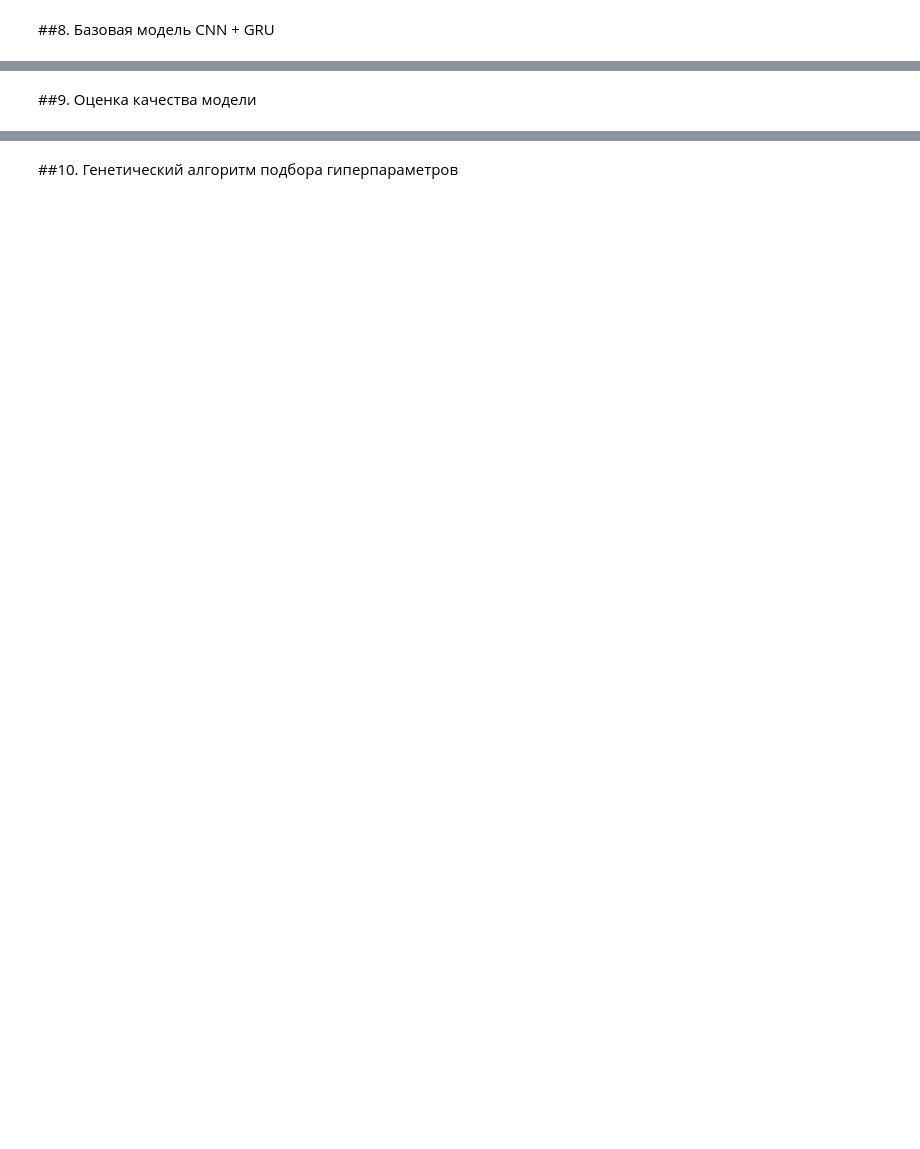
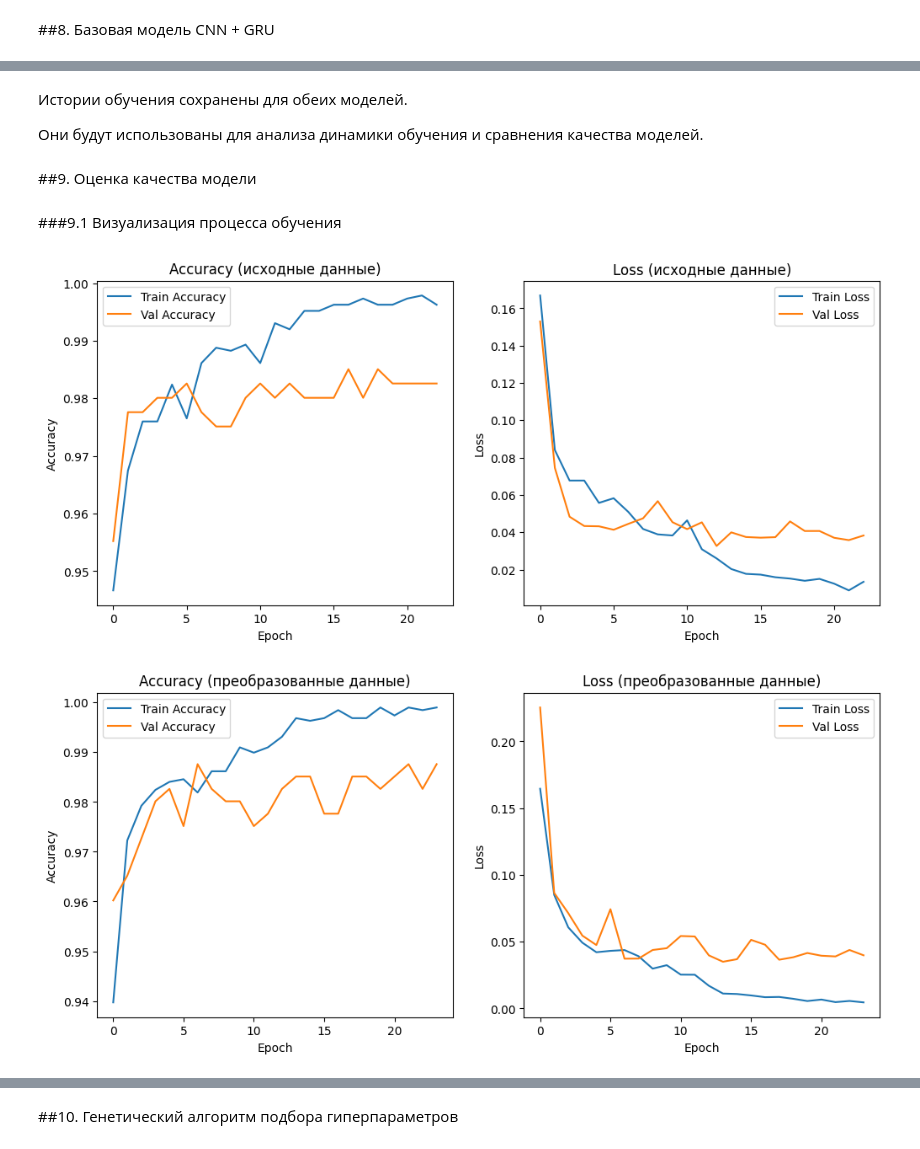
Before and after one commit to Daria-Chernykh/iad-course-project, a Jupyter notebook: courseProject.ipynb, the cells around one changed output, grey strips where cells are left out. Saved outputs shown, nothing was run; the diff lists cells and outputs as text; code cells hidden in the pictures; blank space fills up the shorter version.

```diff
--- a/courseProject.ipynb
+++ b/courseProject.ipynb
@@ -357,0 +787,10 @@ print("Размер X_unlabeled:", X_unlabeled.shape)
+# %%
+history_raw = baseline_model_raw.fit(
+    X_train_cnn,
+    y_train,
+    validation_data=(X_val_cnn, y_val),
+    epochs=50,
+    batch_size=32,
+    callbacks=[early_stopping_raw, reduce_lr_raw, checkpoint_raw],
+    verbose=1
+)
@@ -357,0 +827,10 @@ print("Размер X_unlabeled:", X_unlabeled.shape)
+# %%
+history_scaled = baseline_model_scaled.fit(
+    X_train_scaled_cnn,
+    y_train,
+    validation_data=(X_val_scaled_cnn, y_val),
+    epochs=50,
+    batch_size=32,
+    callbacks=[early_stopping_scaled, reduce_lr_scaled, checkpoint_scaled],
+    verbose=1
+)
@@ -358,2 +889,54 @@ print("Размер X_unlabeled:", X_unlabeled.shape)
+# %% [markdown]
+Истории обучения сохранены для обеих моделей.
+
+Они будут использованы для анализа динамики обучения и сравнения качества моделей.
 # %% [markdown]
 ##9. Оценка качества модели
+# %% [markdown]
+###9.1 Визуализация процесса обучения
+# %%
+# Графики для исходных данных
+plt.figure(figsize=(12,5))
+
+plt.subplot(1,2,1)
+plt.plot(history_raw.history['accuracy'], label='Train Accuracy')
+plt.plot(history_raw.history['val_accuracy'], label='Val Accuracy')
+plt.title('Accuracy (исходные данные)')
+plt.xlabel('Epoch')
+plt.ylabel('Accuracy')
+plt.legend()
+
+plt.subplot(1,2,2)
+plt.plot(history_raw.history['loss'], label='Train Loss')
+plt.plot(history_raw.history['val_loss'], label='Val Loss')
+plt.title('Loss (исходные данные)')
+plt.xlabel('Epoch')
+plt.ylabel('Loss')
+plt.legend()
+
+plt.show()
+
+
+# Графики для преобразованных данных
+plt.figure(figsize=(12,5))
+
+plt.subplot(1,2,1)
+plt.plot(history_scaled.history['accuracy'], label='Train Accuracy')
+plt.plot(history_scaled.history['val_accuracy'], label='Val Accuracy')
+plt.title('Accuracy (преобразованные данные)')
+plt.xlabel('Epoch')
+plt.ylabel('Accuracy')
+plt.legend()
+
+plt.subplot(1,2,2)
+plt.plot(history_scaled.history['loss'], label='Train Loss')
+plt.plot(history_scaled.history['val_loss'], label='Val Loss')
+plt.title('Loss (преобразованные данные)')
+plt.xlabel('Epoch')
+plt.ylabel('Loss')
+plt.legend()
+
+plt.show()
+# %% [output]
+[figure, added]
+[figure, added]
```
Also changed, not shown: parts of 114 cells of this notebook.
